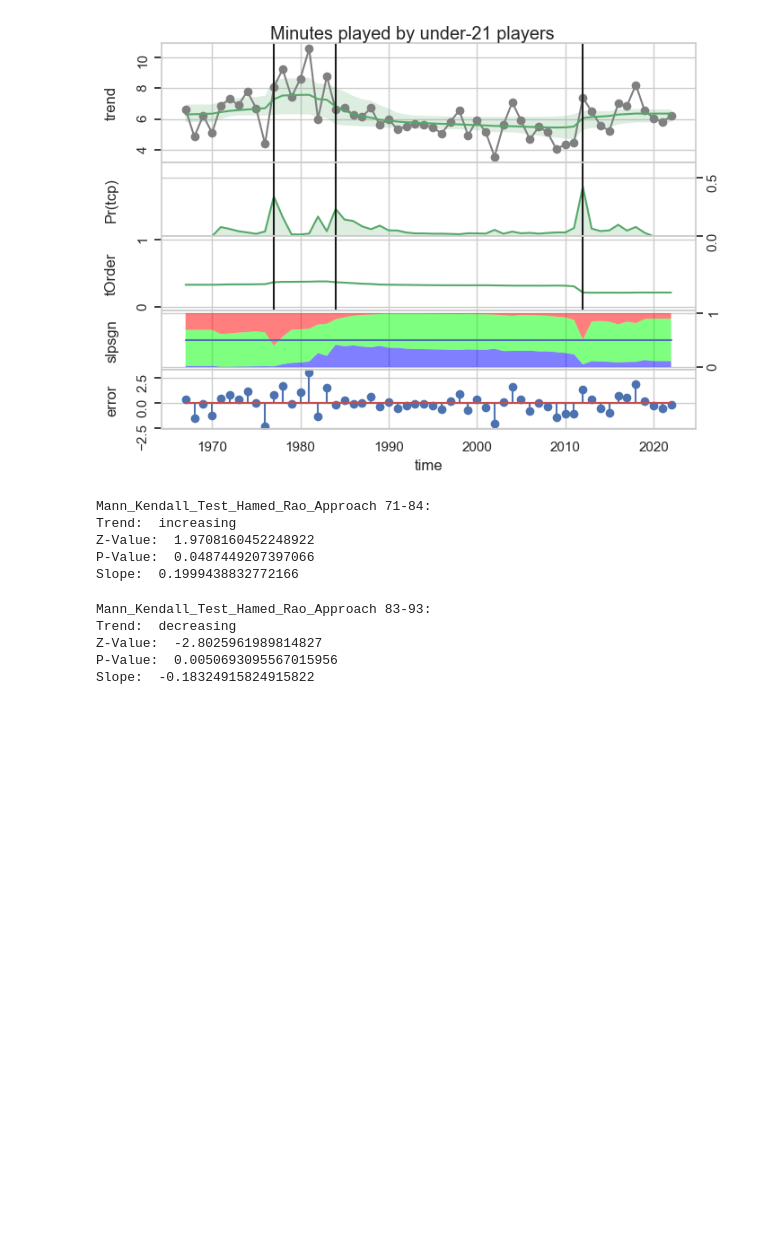
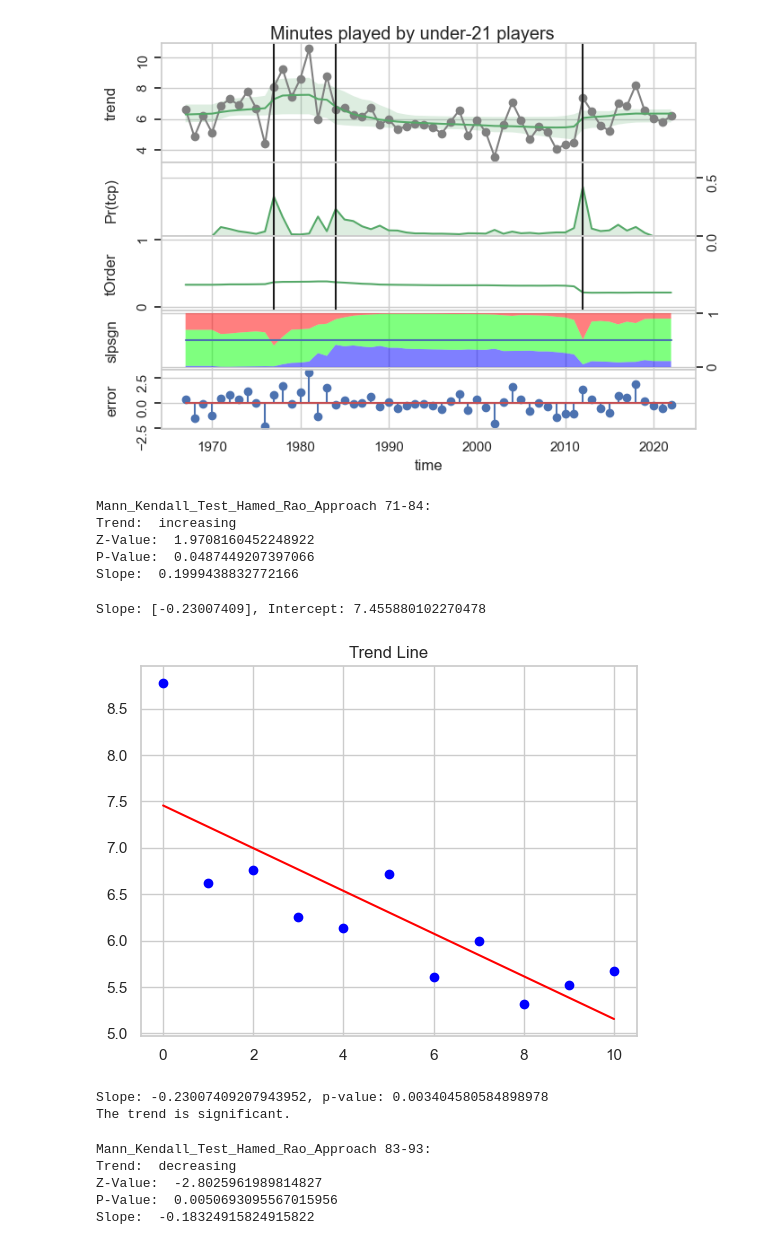
Before and after one commit to frapic98/Minutes-played-by-under-21-players-in-Serie-a, a Jupyter notebook: changepoint_algo_Rbeast.ipynb, the cells around one changed output. Saved outputs shown, nothing was run; the diff lists cells and outputs as text; code cells hidden in the pictures; blank space fills up the shorter version.

Commit message:
Refactoring trend analisys

```diff
--- a/changepoint_algo_Rbeast.ipynb
+++ b/changepoint_algo_Rbeast.ipynb
@@ -70,6 +70,63 @@ Trend:  increasing
 Z-Value:  1.9708160452248922
 P-Value:  0.0487449207397066
 Slope:  0.1999438832772166
+# %%
+# Import necessary libraries
+import numpy as np
+from sklearn.linear_model import LinearRegression
+import matplotlib.pyplot as plt
+
+# Assume 'y' is your time series data and 'x' is the corresponding time (or index)
+y = np.array(mins_played["Minutes_played_under21"][16:27])  # replace 'your_data' with your actual data
+x = np.array(range(len(y))).reshape(-1, 1)
+
+# Create a Linear Regression model
+model = LinearRegression()
+
+# Fit the model to your data
+model.fit(x, y)
+
+# Get the slope (coefficient) and intercept of the line
+slope = model.coef_
+intercept = model.intercept_
+
+# Print the slope and intercept
+print(f"Slope: {slope}, Intercept: {intercept}")
+
+# Plot the original data and the fitted line
+plt.scatter(x, y, color='blue')
+plt.plot(x, model.predict(x), color='red')
+plt.title('Trend Line')
+plt.show()
+# %% [output]
+Slope: [-0.23007409], Intercept: 7.455880102270478
+[figure, added]
+# %%
+import numpy as np
+import statsmodels.api as sm
+
+# Assume 'y' is your time series data and 'x' is the corresponding time (or index)
+y = np.array(mins_played["Minutes_played_under21"][16:27])  # replace 'your_data' with your actual data
+x = sm.add_constant(np.array(range(len(y))))
+
+# Fit the model to your data
+model = sm.OLS(y, x)
+results = model.fit()
+
+# Get the slope (coef[1]) and its p-value
+slope, p_value = results.params[1], results.pvalues[1]
+
+# Print the slope and its p-value
+print(f"Slope: {slope}, p-value: {p_value}")
+
+# If p-value < 0.05, the slope is significantly different from 0
+if p_value < 0.05:
+    print("The trend is significant.")
+else:
+    print("The trend is not significant.")
+# %% [output]
+Slope: -0.23007409207943952, p-value: 0.003404580584898978
+The trend is significant.
 # %%
 data = (mins_played["Minutes_played_under21"][16:27])
 
```
Also changed, not shown: parts of 2 cells of this notebook, 1 other file.
